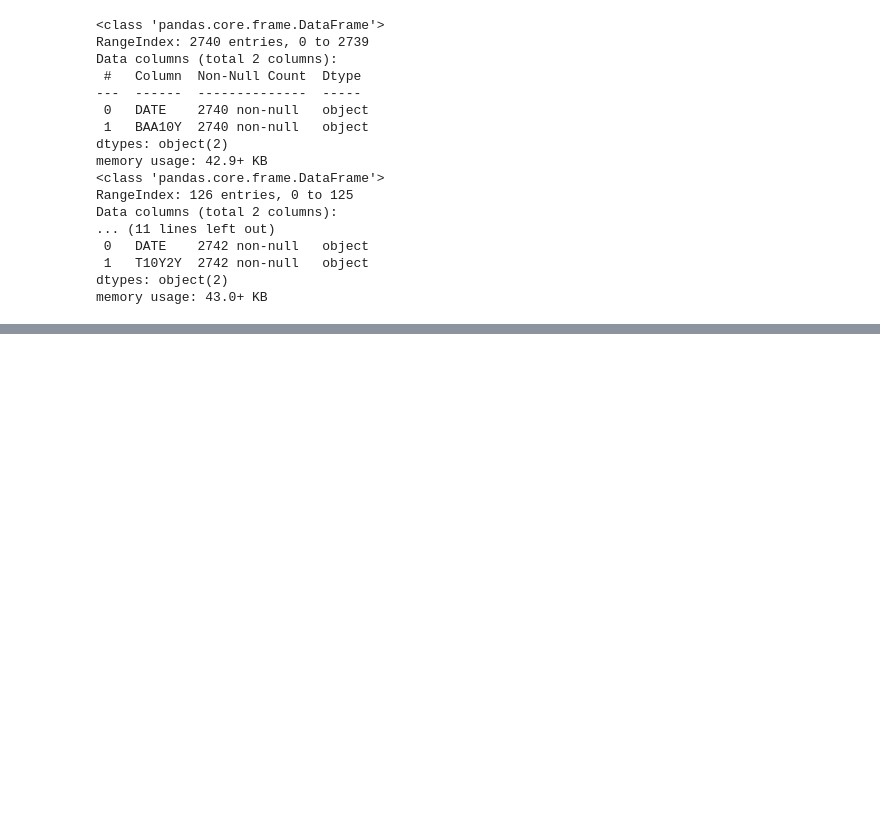
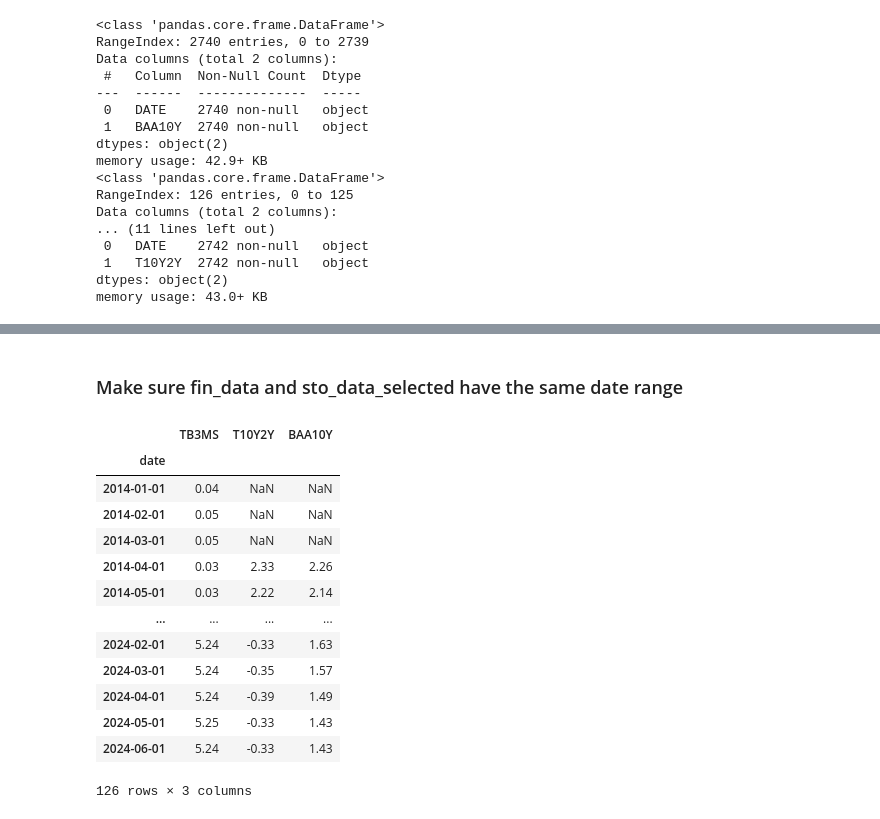
Before and after one commit to Mokhina17/Warren-Buffet-Investment-Portfolio-Assessment, a Jupyter notebook: 01_data_preprocessing.ipynb, the cells around one changed output, grey strips where cells are left out. Saved outputs shown, nothing was run; the diff lists cells and outputs as text; code cells hidden in the pictures; blank space fills up the shorter version.

Commit message:
data_preprocessing appendix is done

```diff
--- a/01_data_preprocessing.ipynb
+++ b/01_data_preprocessing.ipynb
@@ -462,25 +302,12 @@ sto_data_selected['EXCHCD'] = sto_data_selected['EXCHCD'].astype('category')
 # 7. SICCD (object) - 转换为类别型
 sto_data_selected['SICCD'] = sto_data_selected['SICCD'].astype('category')
 # %%
-# 定义一个函数来安全地应用LabelEncoder
-def safe_label_encode(series):
-    # 将所有值转换为字符串
-    series = series.astype(str)
-    le = LabelEncoder()
-    return pd.Series(le.fit_transform(series), index=series.index)
-
 # 对于可能需要进行机器学习的类别型变量，我们使用安全的编码方法
 for col in ['TICKER', 'SHRCD', 'EXCHCD', 'SICCD']:
     # 首先，检查列中是否存在缺失值
     if sto_data_selected[col].isnull().any():
         # 如果存在缺失值，先填充它们
-        sto_data_selected[col] = sto_data_selected[col].fillna('Unknown')
-
-    # # 然后应用安全的标签编码
-    # sto_data_selected[col + '_encoded'] = safe_label_encode(sto_data_selected[col])
+        sto_data_selected[col] = sto_data_selected[col].fillna('mode')
 
     # 将原始列转换为类别类型
     sto_data_selected[col] = sto_data_selected[col].astype('category')
-
-# 显示处理后的数据类型
-print(sto_data_selected.dtypes)
@@ -1183,0 +764,45 @@ Length: 120, dtype: datetime64[ns]
+# %% [markdown]
+### Make sure fin_data and sto_data_selected have the same date range
+# %%
+def set_index_as_time(df):
+    try:
+        df['date'] = pd.to_datetime(df['date'])
+        df.set_index('date', inplace=True)
+    except:
+        pass
+    df.sort_index(inplace=True)
+    return df
+
+# 读取数据
+fin_df = pd.read_csv('check_fin_data_after_handle_missing_values.csv')
+sto_df = pd.read_csv('check_sto_featured_data_after_handle_missing_values.csv')
+macro_df = pd.read_csv('check_macro_data_after_handle_missing_data.csv')
+
+# 删除可能存在的多余索引列
+columns_to_drop = ['Unnamed: 0', 'level_0', 'index']
+fin_df = fin_df.drop(columns=[col for col in columns_to_drop if col in fin_df.columns])
+sto_df = sto_df.drop(columns=[col for col in columns_to_drop if col in sto_df.columns])
+macro_df = macro_df.drop(columns=[col for col in columns_to_drop if col in macro_df.columns])
+
+# Rename date column
+fin_df = fin_df.rename(columns={'public_date': 'date'})
+sto_df = sto_df.rename(columns={'date': 'date'})
+
+set_index_as_time(fin_df)
+set_index_as_time(sto_df)
+set_index_as_time(macro_df)
+# %% [output]
+|  | TB3MS | T10Y2Y | BAA10Y |
+| date |  |  |  |
+| 2014-01-01 | 0.04 | NaN | NaN |
+| 2014-02-01 | 0.05 | NaN | NaN |
+| 2014-03-01 | 0.05 | NaN | NaN |
+| 2014-04-01 | 0.03 | 2.33 | 2.26 |
+| 2014-05-01 | 0.03 | 2.22 | 2.14 |
+| ... | ... | ... | ... |
+| 2024-02-01 | 5.24 | -0.33 | 1.63 |
+| 2024-03-01 | 5.24 | -0.35 | 1.57 |
+| 2024-04-01 | 5.24 | -0.39 | 1.49 |
+| 2024-05-01 | 5.25 | -0.33 | 1.43 |
+| 2024-06-01 | 5.24 | -0.33 | 1.43 |
+126 rows × 3 columns
```
Also changed, not shown: parts of 71 cells of this notebook, 3 other files.
